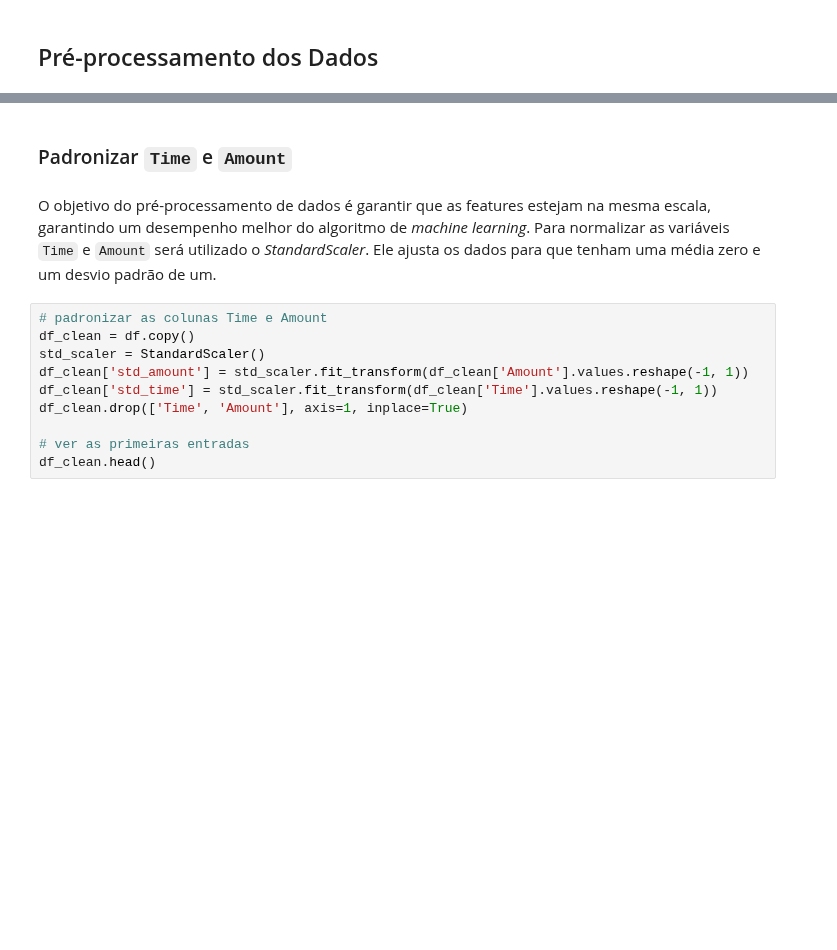
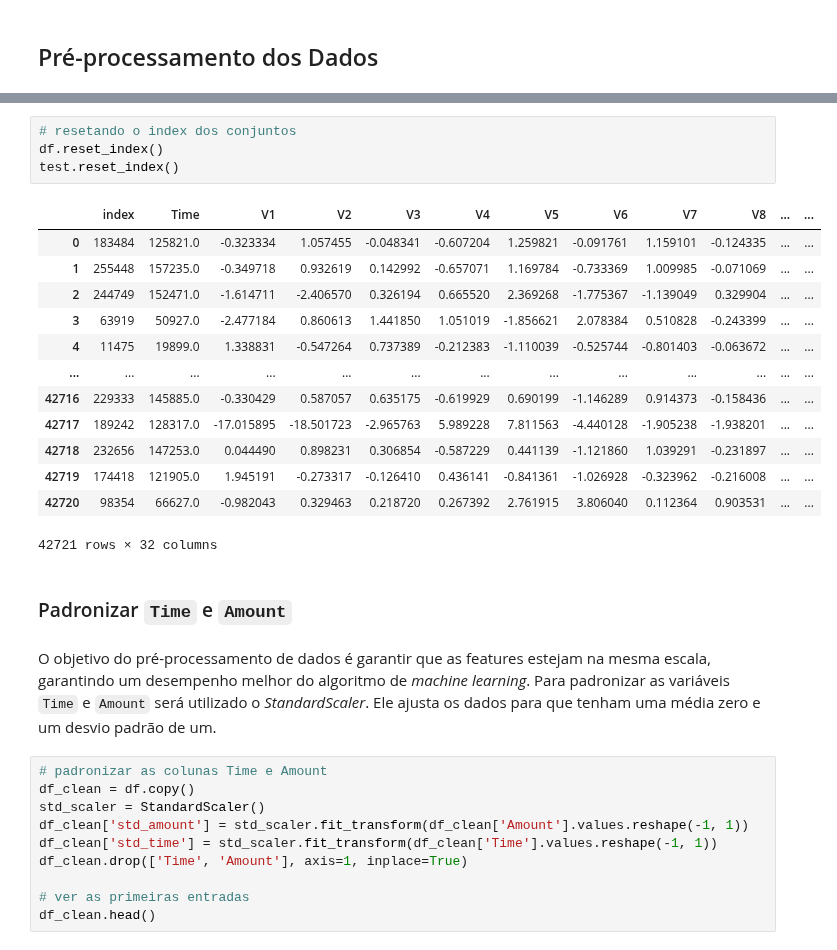
Before and after one commit to danielesantiago/Data-Science, a Jupyter notebook: Análises/Detecção de Fraudes em Cartões de Crédito.ipynb, the cells around one changed output, grey strips where cells are left out. Drawn from its saved outputs; the diff is of its cells as text; blank space fills up the shorter version.

```diff
--- a/Análises/Detecção de Fraudes em Cartões de Crédito.ipynb
+++ b/Análises/Detecção de Fraudes em Cartões de Crédito.ipynb
@@ -321,7 +360,25 @@ De maneira resumida, pode-se observar que:
+# %%
+# resetando o index dos conjuntos
+df.reset_index()
+test.reset_index()
+# %% [output]
+|  | index | Time | V1 | V2 | V3 | V4 | V5 | V6 | V7 | V8 | ... | ... |
+| 0 | 183484 | 125821.0 | -0.323334 | 1.057455 | -0.048341 | -0.607204 | 1.259821 | -0.091761 | 1.159101 | -0.124335 | ... | ... |
+| 1 | 255448 | 157235.0 | -0.349718 | 0.932619 | 0.142992 | -0.657071 | 1.169784 | -0.733369 | 1.009985 | -0.071069 | ... | ... |
+| 2 | 244749 | 152471.0 | -1.614711 | -2.406570 | 0.326194 | 0.665520 | 2.369268 | -1.775367 | -1.139049 | 0.329904 | ... | ... |
+| 3 | 63919 | 50927.0 | -2.477184 | 0.860613 | 1.441850 | 1.051019 | -1.856621 | 2.078384 | 0.510828 | -0.243399 | ... | ... |
+| 4 | 11475 | 19899.0 | 1.338831 | -0.547264 | 0.737389 | -0.212383 | -1.110039 | -0.525744 | -0.801403 | -0.063672 | ... | ... |
+| ... | ... | ... | ... | ... | ... | ... | ... | ... | ... | ... | ... | ... |
+| 42716 | 229333 | 145885.0 | -0.330429 | 0.587057 | 0.635175 | -0.619929 | 0.690199 | -1.146289 | 0.914373 | -0.158436 | ... | ... |
+| 42717 | 189242 | 128317.0 | -17.015895 | -18.501723 | -2.965763 | 5.989228 | 7.811563 | -4.440128 | -1.905238 | -1.938201 | ... | ... |
+| 42718 | 232656 | 147253.0 | 0.044490 | 0.898231 | 0.306854 | -0.587229 | 0.441139 | -1.121860 | 1.039291 | -0.231897 | ... | ... |
+| 42719 | 174418 | 121905.0 | 1.945191 | -0.273317 | -0.126410 | 0.436141 | -0.841361 | -1.026928 | -0.323962 | -0.216008 | ... | ... |
+| 42720 | 98354 | 66627.0 | -0.982043 | 0.329463 | 0.218720 | 0.267392 | 2.761915 | 3.806040 | 0.112364 | 0.903531 | ... | ... |
+42721 rows × 32 columns
 # %% [markdown]
 ### Padronizar `Time` e `Amount`
 # %% [markdown]
-O objetivo do pré-processamento de dados é garantir que as features estejam na mesma escala, garantindo um desempenho melhor do algoritmo de *machine learning*. Para normalizar as variáveis `Time` e `Amount` será utilizado o *StandardScaler*. Ele ajusta os dados para que tenham uma média zero e um desvio padrão de um.
+O objetivo do pré-processamento de dados é garantir que as features estejam na mesma escala, garantindo um desempenho melhor do algoritmo de *machine learning*. Para padronizar as variáveis `Time` e `Amount` será utilizado o *StandardScaler*. Ele ajusta os dados para que tenham uma média zero e um desvio padrão de um.
 # %%
 # padronizar as colunas Time e Amount
 df_clean = df.copy()
```
Also changed, not shown: parts of 61 cells of this notebook.
